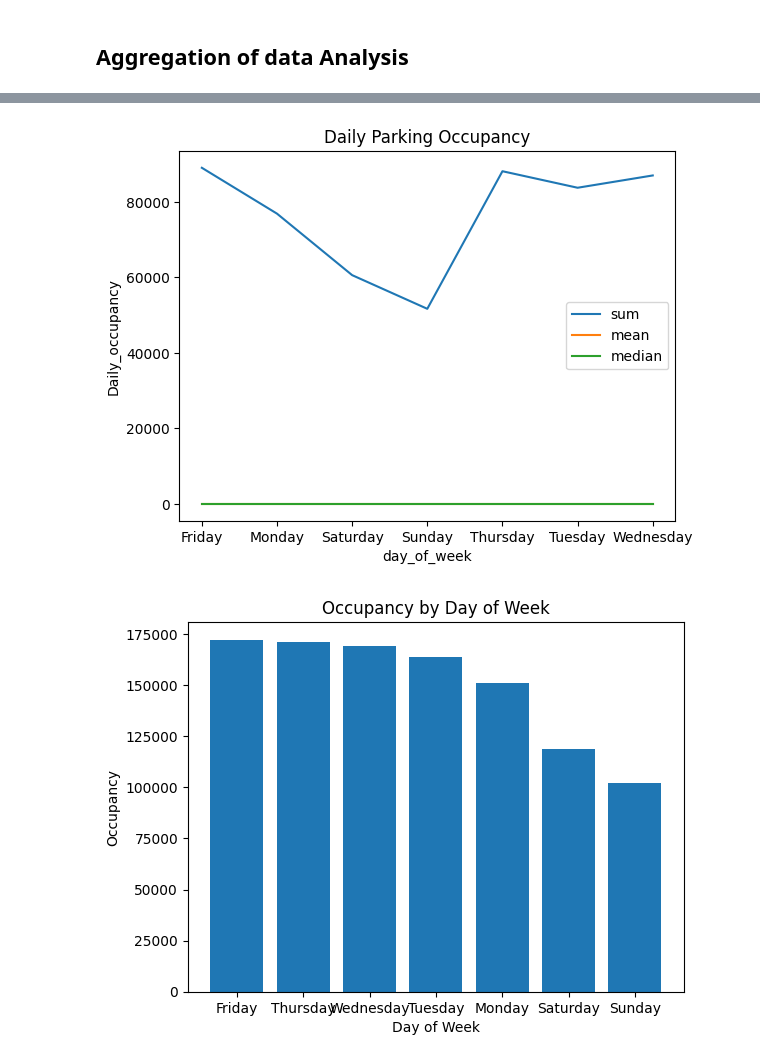
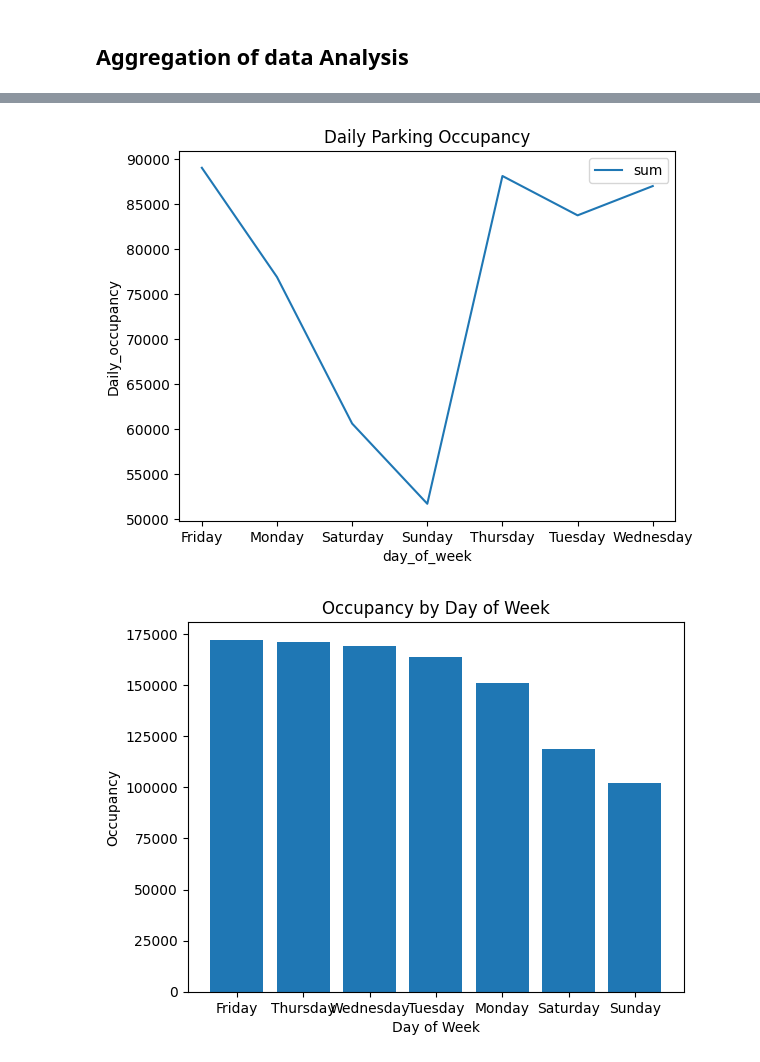
Before and after one commit to Eswa2020/Data-analysis-and-wrangling-various-projects, a Jupyter notebook: Mel_PARKING_SYSTEM.ipynb, the cells around one changed output, grey strips where cells are left out. Drawn from its saved outputs; the diff is of its cells as text; code cells hidden in the pictures.

```diff
--- a/Mel_PARKING_SYSTEM.ipynb
+++ b/Mel_PARKING_SYSTEM.ipynb
@@ -466,20 +474,20 @@ dataq.head(1)
 # %%
 
 # Aggregate the data by day.
-Daily_occupancy = dataq.groupby("day_of_week")["VehiclePresent"].agg(["sum", "mean", "median"])
+Daily_occupancy = dataq.groupby("day_of_week")["VehiclePresent"].agg(["sum"])
 
 # Plot the Daily occupancy data.
 fig, ax = plt.subplots()
 
 Daily_occupancy.plot(ax=ax)
 
 ax.set_title("Daily Parking Occupancy")
 ax.set_xlabel("day_of_week")
 ax.set_ylabel("Daily_occupancy")
 
 plt.show()
 # %% [output]
-[figure, old version]
+[figure, new version]
 # %%
 import matplotlib.pyplot as plt
 
```
Also changed, not shown: parts of 98 cells of this notebook.
